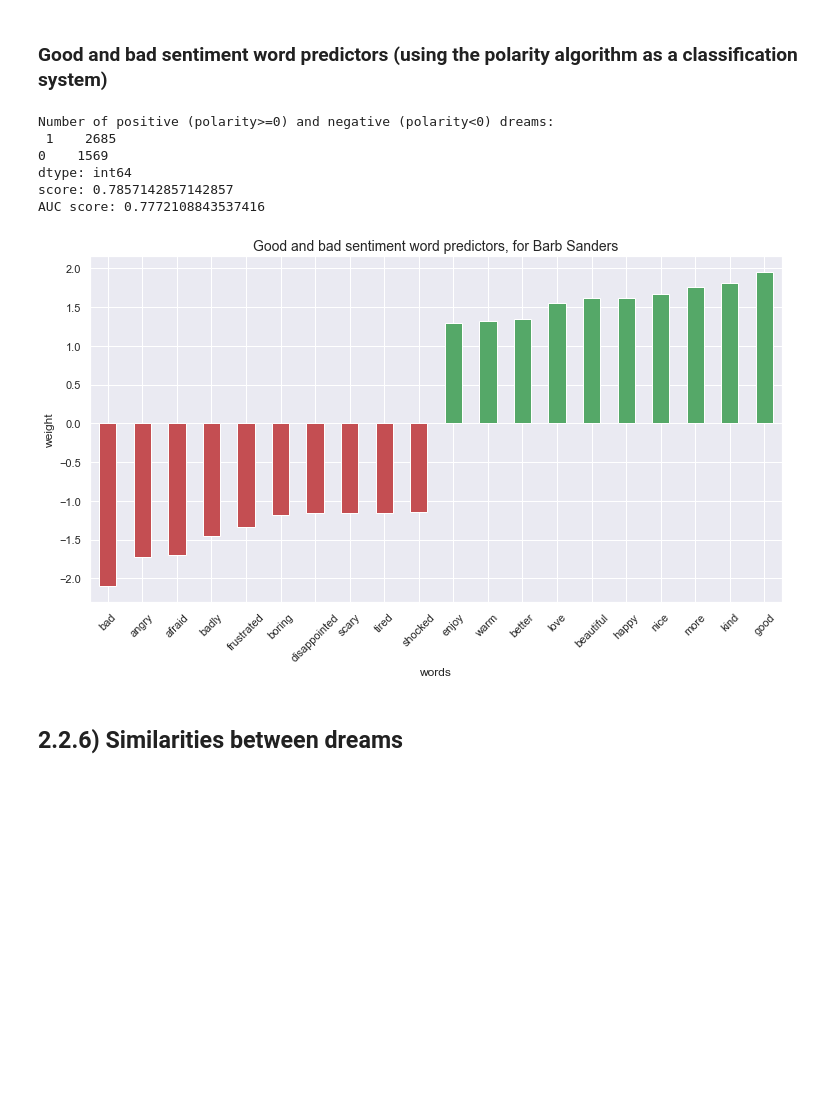
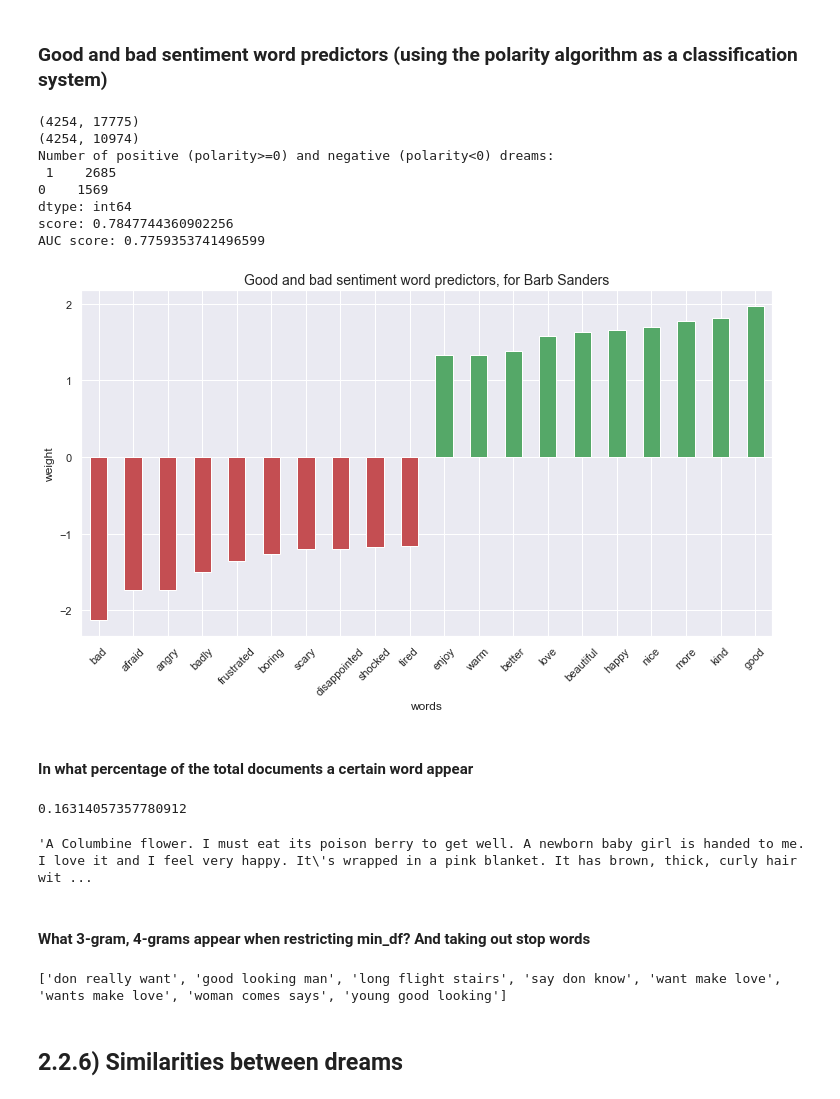
Before and after one commit to MigBap/dreambank, a Jupyter notebook: dreamresearch.net_data.ipynb, the cells around one changed output. Cells and saved outputs as stored; diff of their text form; code cells hidden in the pictures; blank space fills up the shorter version.

```diff
--- a/dreamresearch.net_data.ipynb
+++ b/dreamresearch.net_data.ipynb
@@ -2501,6 +2501,10 @@ Tf-Idf: words/tokens with weights:
 # %%
 from sklearn.model_selection import train_test_split
 from sklearn.metrics import roc_auc_score
+
+# dimensionality
+print(CountVectorizer().fit_transform(b_df['dream']).shape)
+print(CountVectorizer(min_df=2).fit_transform(b_df['dream']).shape)
 
 # good (1) if polarity >= 0, else bad (0)
 good_bad = [1 if i>0 else 0 for i in b_df['polarity']]
@@ -2515,7 +2519,8 @@ y_polarity = good_bad.copy()
 text_train, text_val, y_train, y_test = train_test_split(X_dream, y_polarity, stratify=y_polarity, random_state=0)
 
 # vectorizer
-vect = CountVectorizer()
+vect = CountVectorizer(min_df=2) # words that appear in at least 2 documents
+                                 # score and AUC gets just slighly inferior (~0.002), but with "half" of dimensionality
 
 X_train = vect.fit_transform(text_train)
 X_test = vect.transform(text_val)
@@ -2526,36 +2531,55 @@ X_test = vect.transform(text_val)
 # Which words predict good or bad?
 from sklearn.linear_model import LogisticRegression, LogisticRegressionCV  # with CV takes 1 minute, same words
 
 lr = LogisticRegression(class_weight='balanced', max_iter=1000).fit(X_train, y_train)
 
 # parameter and score
 # print("\nC parameter: ", lr.C_);
 print("score:", lr.score(X_test, y_test))
 print("AUC score:", roc_auc_score(y_test, lr.predict(X_test)))
 
 # weights for each word
 feature_names = vect.get_feature_names()
 features_weights = pd.DataFrame({'features': feature_names, 'weights': lr.coef_[0]})
 features_weights = features_weights.sort_values('weights')
 
 # plot
 df_plot = pd.concat([features_weights[:10], features_weights[-10:]]).set_index('features')
 df_plot['weights'].plot(kind='bar', legend=False, color=['g' if i>=0 else 'r' for i in df_plot['weights']])
 
 plt.xlabel('words')
 plt.ylabel('weight')
 plt.xticks(rotation=45)
 plt.title('Good and bad sentiment word predictors, for Barb Sanders', fontsize=14)
 plt.subplots_adjust(left=0, bottom=-0.2, right=1.6, top=1, wspace=0.4, hspace=0)
 plt.show()
 # %% [output]
+(4254, 17775)
+(4254, 10974)
 Number of positive (polarity>=0) and negative (polarity<0) dreams:
  1    2685
 0    1569
 dtype: int64
-score: 0.7857142857142857
-AUC score: 0.7772108843537416
+score: 0.7847744360902256
+AUC score: 0.7759353741496599
-[figure, old version]
+[figure, new version]
+# %% [markdown]
+#### In what percentage of the total documents a certain word appear
+# %%
+# love word or similar percentage
+print(np.sum(['love' in i for i in b_df['dream']]) / len(b_df.dream))
+
+# dreams with the word 'love', or 'loved', etc | example
+b_df[['love' in i for i in b_df['dream']]]['dream'].iloc[72]
+# %% [output]
+0.16314057357780912
+'A Columbine flower. I must eat its poison berry to get well. A newborn baby girl is handed to me. I love it and I feel very happy. It\'s wrapped in a pink blanket. It has brown, thick, curly hair wit ...
+# %% [markdown]
+#### What 3-gram, 4-grams appear when restricting min_df? And taking out stop words
+# %%
+print(CountVectorizer(ngram_range=(3, 3), min_df=15, stop_words='english').fit(b_df['dream']).get_feature_names())
+# %% [output]
+['don really want', 'good looking man', 'long flight stairs', 'say don know', 'want make love', 'wants make love', 'woman comes says', 'young good looking']
 # %% [markdown]
 ## 2.2.6) Similarities between dreams
 # %% [markdown]
```
Also changed, not shown: parts of 1 cell of this notebook.
